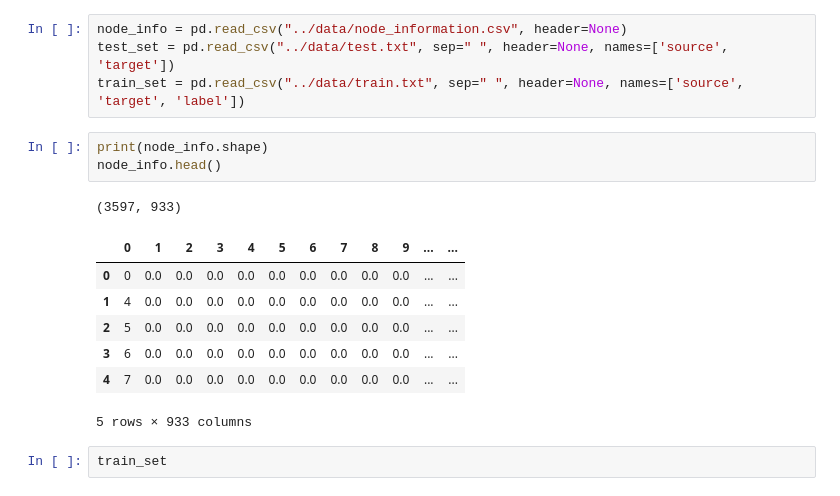
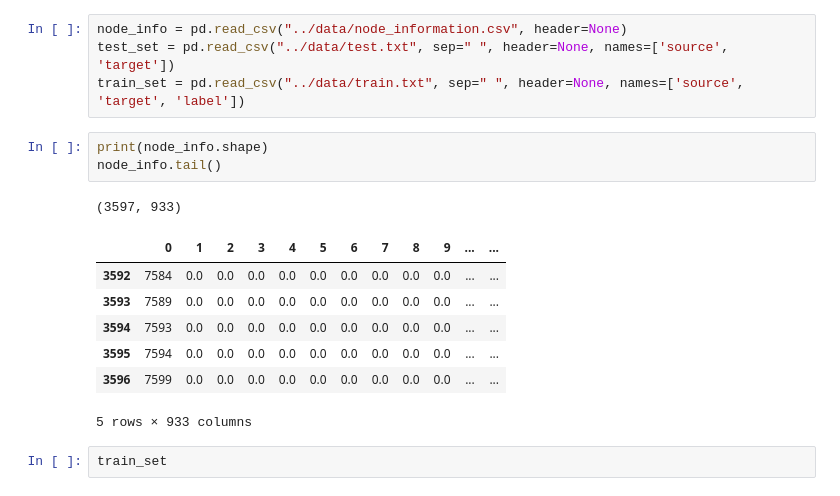
Before and after one commit to Behachee/Predicting-missing-links-co-occurrence-network, a Jupyter notebook: 1- EDA/data_exploration.ipynb, the cells around one changed output. Cells and saved outputs as stored; diff of their text form.

```diff
--- a/1- EDA/data_exploration.ipynb
+++ b/1- EDA/data_exploration.ipynb
@@ -15,15 +15,15 @@ test_set = pd.read_csv("../data/test.txt", sep=" ", header=None, names=['source'
 train_set = pd.read_csv("../data/train.txt", sep=" ", header=None, names=['source', 'target', 'label'])
 # %%
 print(node_info.shape)
-node_info.head()
+node_info.tail()
 # %% [output]
 (3597, 933)
 |  | 0 | 1 | 2 | 3 | 4 | 5 | 6 | 7 | 8 | 9 | ... | ... |
-| 0 | 0 | 0.0 | 0.0 | 0.0 | 0.0 | 0.0 | 0.0 | 0.0 | 0.0 | 0.0 | ... | ... |
-| 1 | 4 | 0.0 | 0.0 | 0.0 | 0.0 | 0.0 | 0.0 | 0.0 | 0.0 | 0.0 | ... | ... |
-| 2 | 5 | 0.0 | 0.0 | 0.0 | 0.0 | 0.0 | 0.0 | 0.0 | 0.0 | 0.0 | ... | ... |
-| 3 | 6 | 0.0 | 0.0 | 0.0 | 0.0 | 0.0 | 0.0 | 0.0 | 0.0 | 0.0 | ... | ... |
-| 4 | 7 | 0.0 | 0.0 | 0.0 | 0.0 | 0.0 | 0.0 | 0.0 | 0.0 | 0.0 | ... | ... |
+| 3592 | 7584 | 0.0 | 0.0 | 0.0 | 0.0 | 0.0 | 0.0 | 0.0 | 0.0 | 0.0 | ... | ... |
+| 3593 | 7589 | 0.0 | 0.0 | 0.0 | 0.0 | 0.0 | 0.0 | 0.0 | 0.0 | 0.0 | ... | ... |
+| 3594 | 7593 | 0.0 | 0.0 | 0.0 | 0.0 | 0.0 | 0.0 | 0.0 | 0.0 | 0.0 | ... | ... |
+| 3595 | 7594 | 0.0 | 0.0 | 0.0 | 0.0 | 0.0 | 0.0 | 0.0 | 0.0 | 0.0 | ... | ... |
+| 3596 | 7599 | 0.0 | 0.0 | 0.0 | 0.0 | 0.0 | 0.0 | 0.0 | 0.0 | 0.0 | ... | ... |
 5 rows × 933 columns
 # %%
 train_set
```
Also changed, not shown: 2 other files.
